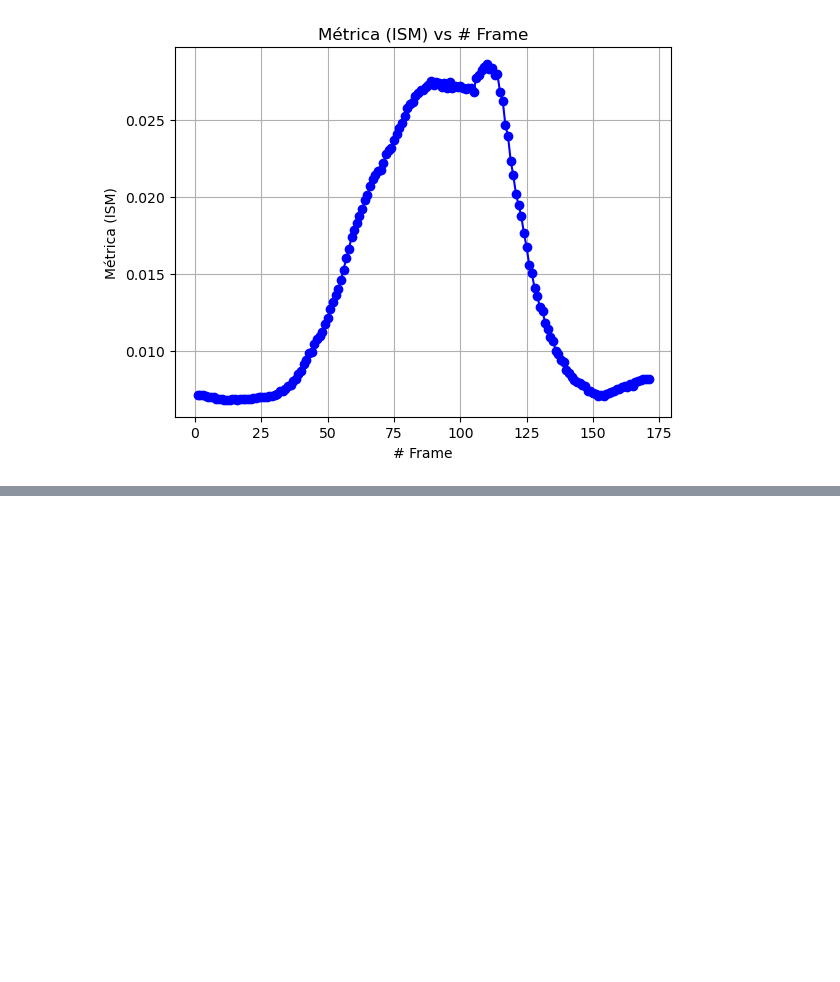
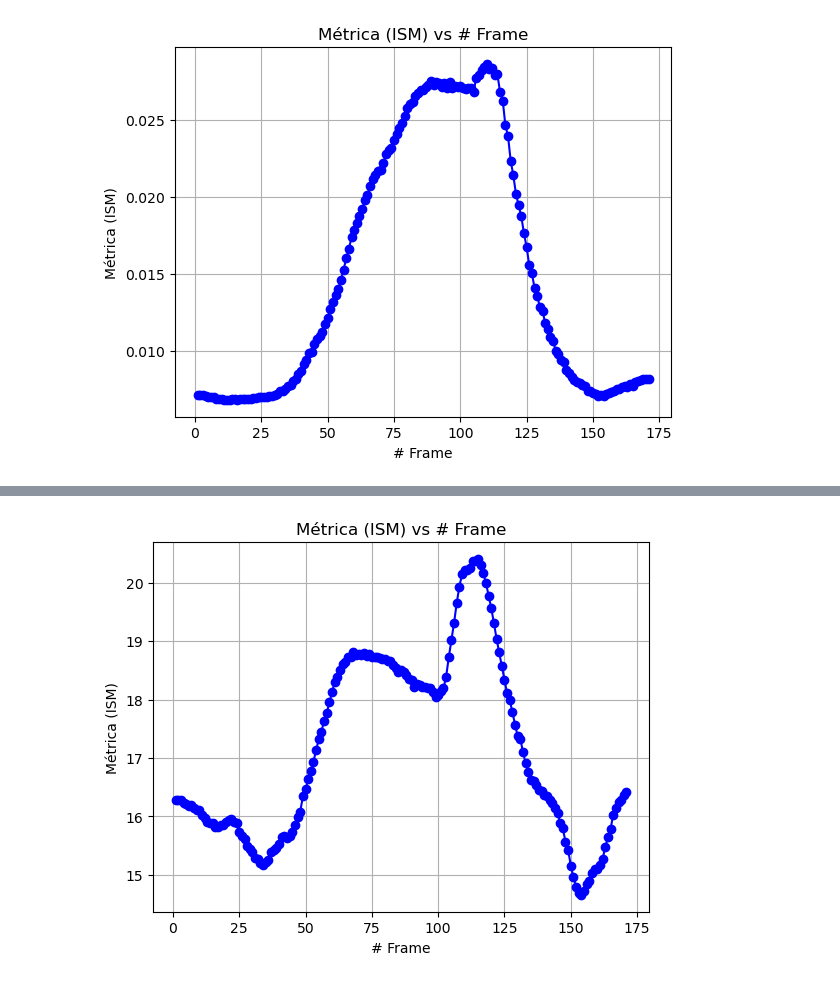
Before and after one commit to diegobra/CEIA_VPC_TP2, a Jupyter notebook: TP2.ipynb, the cells around one changed output, grey strips where cells are left out. Cells and saved outputs as stored; diff of their text form; code cells hidden in the pictures; blank space fills up the shorter version.

```diff
--- a/TP2.ipynb
+++ b/TP2.ipynb
@@ -252 +305,5 @@ process_video('focus_video.mov', output_video_path='experimento1_frame_completo.
+# %%
+process_video('focus_video.mov', matrix=(1,1), output_video_path='MIS1_matriz_1x1.mov', metric=absolute_central_moment_MIS1, apply_unsharp_masking=False)
+# %% [output]
+[figure, added]
 # %%
```
Also changed, not shown: parts of 14 cells of this notebook, 5 other files.
